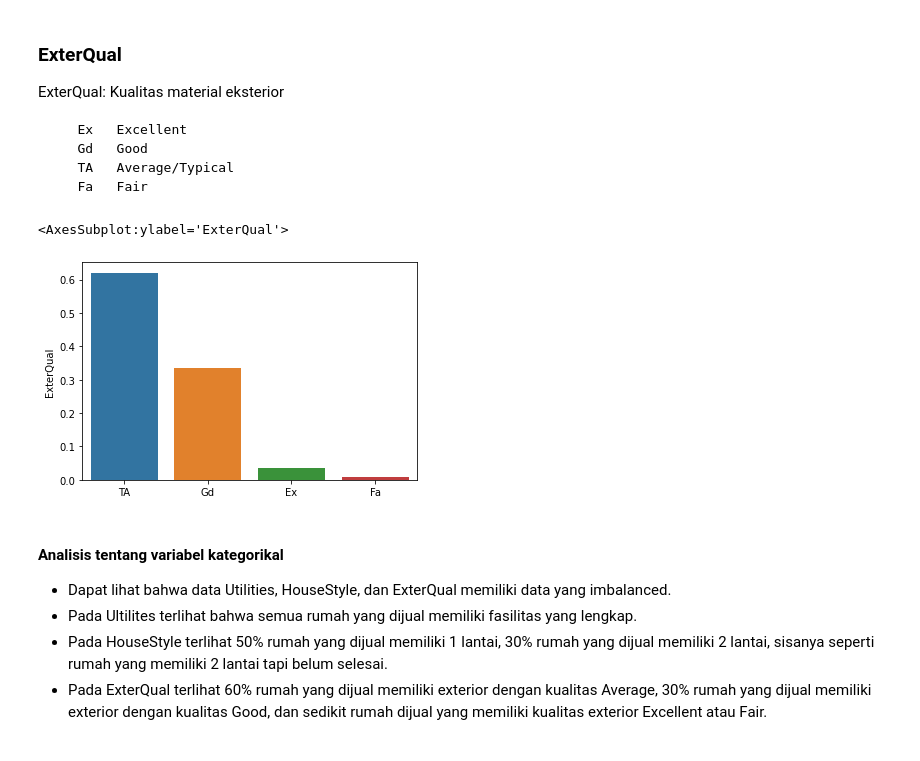
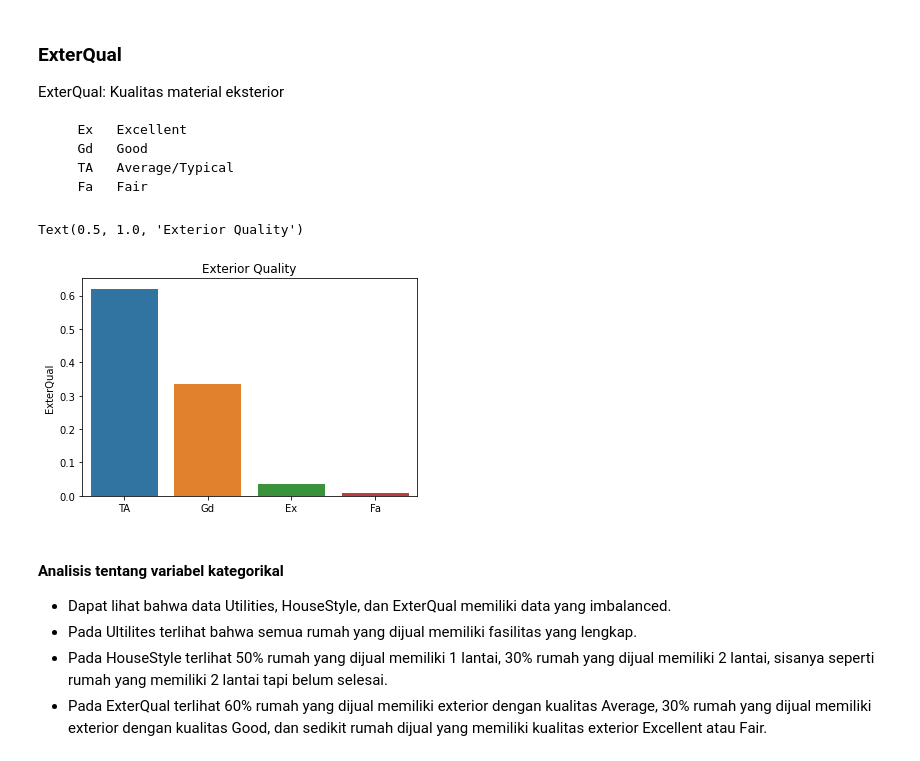
Before and after one commit to RafifGhani/Project-2, a Jupyter notebook: Project_Based_Learning_Case_02.ipynb, the cells around one changed output. Cells and saved outputs as stored; diff of their text form; code cells hidden in the pictures.

```diff
--- a/Project_Based_Learning_Case_02.ipynb
+++ b/Project_Based_Learning_Case_02.ipynb
@@ -188,9 +190,10 @@ ExterQual: Kualitas material eksterior
 # %%
 sns.barplot(x = df_categorical['ExterQual'].value_counts().index,
             y = df_categorical['ExterQual'].value_counts(normalize = True))
+plt.title('Exterior Quality')
 # %% [output]
-<AxesSubplot:ylabel='ExterQual'>
+Text(0.5, 1.0, 'Exterior Quality')
-[figure, old version]
+[figure, new version]
 # %% [markdown]
 #### **Analisis tentang variabel kategorikal**
 
```
Also changed, not shown: parts of 18 cells of this notebook.
